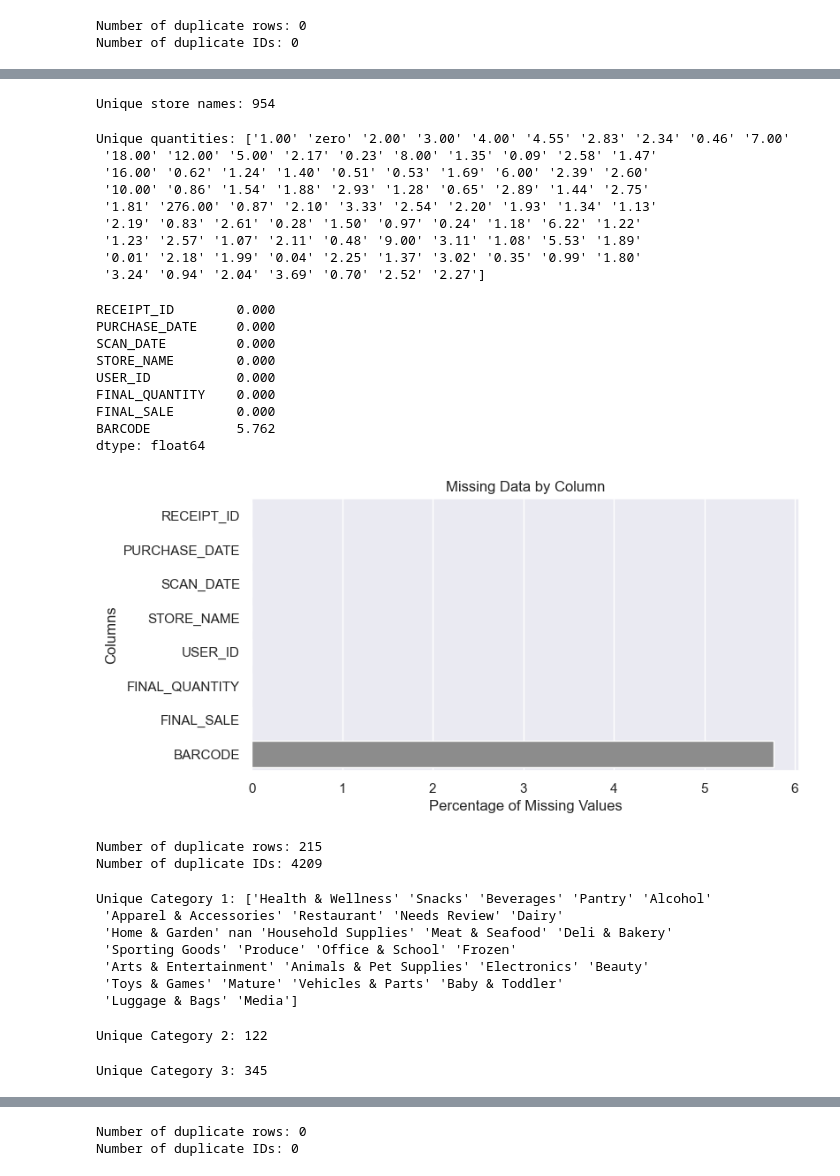
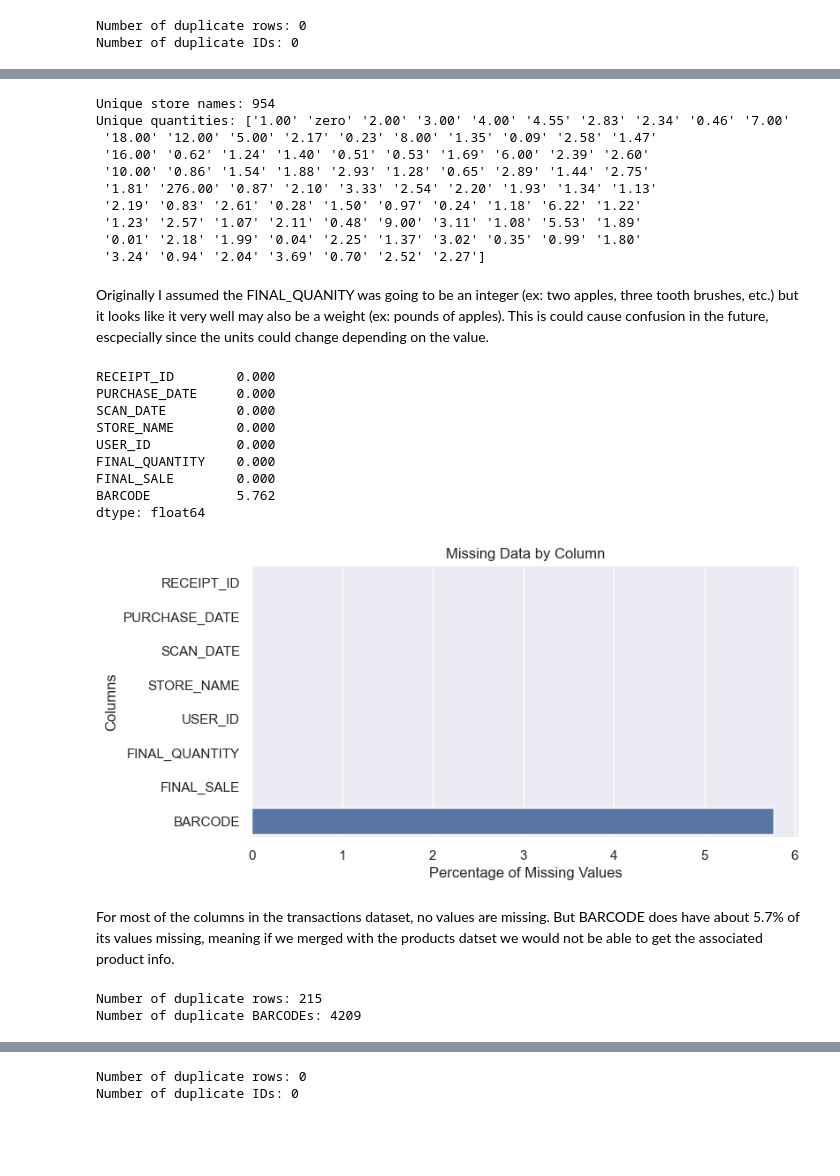
Before and after one commit to AlvaroRamirezHong/FetchTakeHome, a Jupyter notebook: fetch_takehome.ipynb, the cells around one changed output, grey strips where cells are left out. Saved outputs shown, nothing was run; the diff lists cells and outputs as text; code cells hidden in the pictures; blank space fills up the shorter version.

```diff
--- a/fetch_takehome.ipynb
+++ b/fetch_takehome.ipynb
@@ -130,79 +199,61 @@ transactions.sort_values(by=["RECEIPT_ID", "USER_ID", "BARCODE"]).head(10)
 # %%
 # Check unique store name values
 print("Unique store names:", transactions["STORE_NAME"].unique().shape[0])
+
+# Check unique quantity values
+print("Unique quantities:", transactions["FINAL_QUANTITY"].unique())
 # %% [output]
 Unique store names: 954
+Unique quantities: ['1.00' 'zero' '2.00' '3.00' '4.00' '4.55' '2.83' '2.34' '0.46' '7.00'
+ '18.00' '12.00' '5.00' '2.17' '0.23' '8.00' '1.35' '0.09' '2.58' '1.47'
+ '16.00' '0.62' '1.24' '1.40' '0.51' '0.53' '1.69' '6.00' '2.39' '2.60'
+ '10.00' '0.86' '1.54' '1.88' '2.93' '1.28' '0.65' '2.89' '1.44' '2.75'
+ '1.81' '276.00' '0.87' '2.10' '3.33' '2.54' '2.20' '1.93' '1.34' '1.13'
+ '2.19' '0.83' '2.61' '0.28' '1.50' '0.97' '0.24' '1.18' '6.22' '1.22'
+ '1.23' '2.57' '1.07' '2.11' '0.48' '9.00' '3.11' '1.08' '5.53' '1.89'
+ '0.01' '2.18' '1.99' '0.04' '2.25' '1.37' '3.02' '0.35' '0.99' '1.80'
+ '3.24' '0.94' '2.04' '3.69' '0.70' '2.52' '2.27']
-# %%
-# Check unique quantity values
-print("Unique quantities:", transactions["FINAL_QUANTITY"].unique())
-# %% [output]
-Unique quantities: ['1.00' 'zero' '2.00' '3.00' '4.00' '4.55' '2.83' '2.34' '0.46' '7.00'
- '18.00' '12.00' '5.00' '2.17' '0.23' '8.00' '1.35' '0.09' '2.58' '1.47'
- '16.00' '0.62' '1.24' '1.40' '0.51' '0.53' '1.69' '6.00' '2.39' '2.60'
- '10.00' '0.86' '1.54' '1.88' '2.93' '1.28' '0.65' '2.89' '1.44' '2.75'
- '1.81' '276.00' '0.87' '2.10' '3.33' '2.54' '2.20' '1.93' '1.34' '1.13'
- '2.19' '0.83' '2.61' '0.28' '1.50' '0.97' '0.24' '1.18' '6.22' '1.22'
- '1.23' '2.57' '1.07' '2.11' '0.48' '9.00' '3.11' '1.08' '5.53' '1.89'
- '0.01' '2.18' '1.99' '0.04' '2.25' '1.37' '3.02' '0.35' '0.99' '1.80'
- '3.24' '0.94' '2.04' '3.69' '0.70' '2.52' '2.27']
+# %% [markdown]
+Originally I assumed the FINAL_QUANITY was going to be an integer (ex: two apples, three tooth brushes, etc.) but it looks like it very well may also be a weight (ex: pounds of apples). This is could cause confusion in the future, escpecially since the units could change depending on the value.
 # %%
 # Calculate the percentage of missing values for each column
 missing_values = (transactions.isnull().sum() / len(users)) * 100
 
 # Sort values for better visualization
 missing_values = missing_values.sort_values()
 print(missing_values)
+
 # Plot using Seaborn
 plt.figure(figsize=(8, 4))
-sns.barplot(y=missing_values.index, x=missing_values.values)
+sns.barplot(y=missing_values.index, x=missing_values.values, color="#4c72b0")
 
 # Formatting
 plt.xlabel("Percentage of Missing Values")
 plt.ylabel("Columns")
 plt.title("Missing Data by Column")
-# plt.xticks(rotation=45)
 
 plt.show()
 # %% [output]
 RECEIPT_ID        0.000
 PURCHASE_DATE     0.000
 SCAN_DATE         0.000
 STORE_NAME        0.000
 USER_ID           0.000
 FINAL_QUANTITY    0.000
 FINAL_SALE        0.000
 BARCODE           5.762
 dtype: float64
-[figure, old version]
+[figure, new version]
+# %% [markdown]
+For most of the columns in the transactions dataset, no values are missing. But BARCODE does have about 5.7% of its values missing, meaning if we merged with the products datset we would not be able to get the associated product info.
 # %%
 # Check for duplicate rows in product data
 product_duplicate_rows = products.duplicated().sum()
 print(f"Number of duplicate rows: {product_duplicate_rows}")
 
 # Check for duplicate BARCODE in product data
-product_duplicate_bars = products.duplicated(subset=['BARCODE']).sum()
-print(f"Number of duplicate IDs: {product_duplicate_bars}")
+product_duplicate_bars = products.duplicated(subset=["BARCODE"]).sum()
+print(f"Number of duplicate BARCODEs: {product_duplicate_bars}")
 # %% [output]
 Number of duplicate rows: 215
-Number of duplicate IDs: 4209
+Number of duplicate BARCODEs: 4209
-# %%
-# Check unique category 1 values
-print("Unique Category 1:", products["CATEGORY_1"].unique())
-# %% [output]
-Unique Category 1: ['Health & Wellness' 'Snacks' 'Beverages' 'Pantry' 'Alcohol'
- 'Apparel & Accessories' 'Restaurant' 'Needs Review' 'Dairy'
- 'Home & Garden' nan 'Household Supplies' 'Meat & Seafood' 'Deli & Bakery'
- 'Sporting Goods' 'Produce' 'Office & School' 'Frozen'
- 'Arts & Entertainment' 'Animals & Pet Supplies' 'Electronics' 'Beauty'
- 'Toys & Games' 'Mature' 'Vehicles & Parts' 'Baby & Toddler'
- 'Luggage & Bags' 'Media']
-# %%
-# Check unique category 2 values
-print("Unique Category 2:", products["CATEGORY_2"].unique().shape[0])
-# %% [output]
-Unique Category 2: 122
-# %%
-# Check unique category 3 values
-print("Unique Category 3:", products["CATEGORY_3"].unique().shape[0])
-# %% [output]
-Unique Category 3: 345
```
Also changed, not shown: parts of 63 cells of this notebook.
